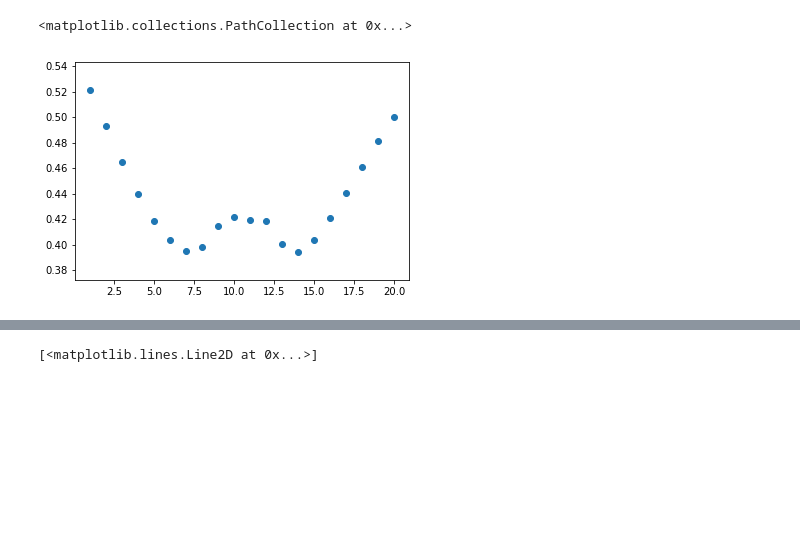
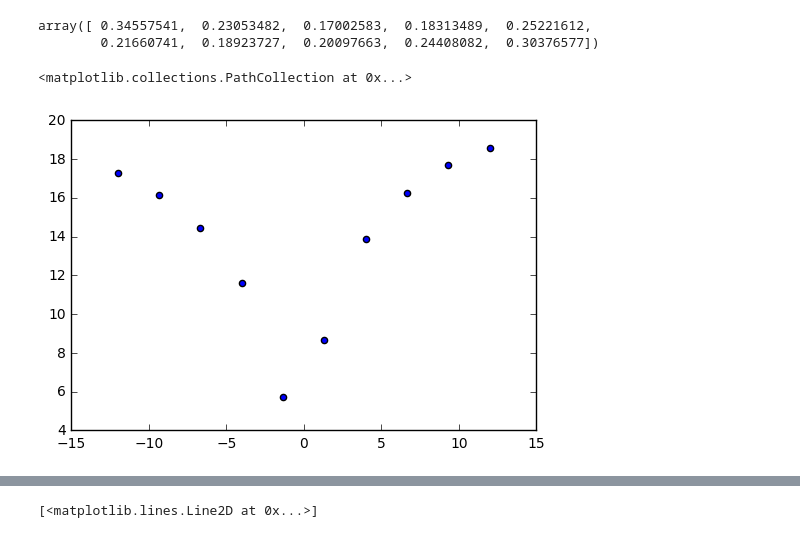
Before and after one commit to Anmol6/DNGO-BO, a Jupyter notebook: dngotest.ipynb, the cells around one changed output, grey strips where cells are left out. Cells and saved outputs as stored; diff of their text form; code cells hidden in the pictures; blank space fills up the shorter version.

```diff
--- a/dngotest.ipynb
+++ b/dngotest.ipynb
@@ -21,10 +21,11 @@ def model():
     dim_output = 1
 
     x_in = tf.placeholder(tf.float32, shape = [None,1])
+    x_inn = x_in
 
     w1 = tf.Variable(tf.truncated_normal([dim_input,n_hidden1]))
     b1 = tf.Variable(tf.zeros([n_hidden1]))
-    l1 = tf.nn.sigmoid(tf.matmul(x_in,w1) + b1)
+    l1 = tf.nn.sigmoid(tf.matmul(x_inn,w1) + b1)
 
     w2 = tf.Variable(tf.truncated_normal([n_hidden1,n_hidden2]))
     b2 = tf.Variable(tf.zeros([n_hidden2]))
@@ -42,7 +43,7 @@ def model():
     basis = l3
     params = w4
 
-    return x_in, y_pred, l3
+    return x_in, x_inn, y_pred, l3
 
 
 def train(x, out, x_train,y_train, n_epochs, sess):
@@ -58,11 +59,12 @@ def train(x, out, x_train,y_train, n_epochs, sess):
 # %%
 
 def objective(x):
-    y = 2*np.sin(x) + np.cos(x);# + 0.01*np.random.rand();
+    y = x**2+x**3;# + 0.01*np.random.rand();
     return y #+ 0.05*np.random.randn(*y.shape)
 
 #train data
-x_train = np.linspace(-5,5,10)
+#x_train = np.linspace(-5,5,10)
+x_train = np.array([-7.0,-6.0,-5.0,0.0,3.0,7.0])
 np.random.shuffle(x_train)
 y_train = objective(x_train)
 
@@ -70,7 +72,7 @@ x_train = np.reshape(x_train, (-1,1))
 y_train = np.reshape(y_train, (-1,1))
 
 #test data
-xtest = np.linspace(-8,8,20)
+xtest = np.linspace(-12.0,12.0,10)
 ytest = objective(xtest)
 
 xtest = np.reshape(xtest,(-1,1))
@@ -133,7 +161,14 @@ class posterior():
 # %%
+grads = np.zeros((len(xtest),1))
+y_hat = np.zeros((len(xtest),2))
 with tf.Session() as sess:
-    xplace,out, basis = model()
+    xplace,xinn, out, basis = model()
     train(xplace,out,x_train,y_train,1000,sess)
-    aa = sess.run(basis, feed_dict = {xplace:xtest})
-    bayeslinear = posterior(basis, xplace, x_train, y_train, 8,0.4, sess)
-    y_hat = bayeslinear.predict(np.reshape(xtest, (-1,1)))
+    #aa = sess.run(basis, feed_dict = {xplace:xtest})
+    bayeslinear = posterior(basis, xplace, xinn, x_train, y_train, 8,0.4, sess)
+    #y_hat = bayeslinear.predict(np.reshape(xtest, (-1,1)))
+    minn = np.min(x_train)
+    bayeslinear.set_sample_min(minn)
+    for i in range(1):
+        y_hat[i,:] = bayeslinear.predict(np.reshape(xtest[i],(-1,1)))
+        k=bayeslinear.acq(np.reshape(xtest[i],(-1,1)))#np.reshape(xtest[i],(-1,1)))
@@ -140,5 +177,5 @@ with tf.Session() as sess:
 # %%
-n = y_hat[0].shape[0]
+n = len(xtest)
 stdv = np.zeros(n)
 for i in range(n):
-    stdv[i] = np.sqrt(y_hat[0][i][i])
+    stdv[i] = np.sqrt(np.abs(y_hat[i,1]))
@@ -145,10 +204,15 @@ for i in range(n):
+# %%
+y_hat[:,0]
+# %% [output]
+array([ 0.34557541,  0.23053482,  0.17002583,  0.18313489,  0.25221612,
+        0.21660741,  0.18923727,  0.20097663,  0.24408082,  0.30376577])
 # %%
 stdv = np.reshape(stdv,(-1,1))
-mu = y_hat[1]
-plt.scatter(np.linspace(1,n,n),stdv)
+mu = y_hat[:,0]
+plt.scatter(xtest,stdv)
 # %% [output]
 <matplotlib.collections.PathCollection at 0x...>
-[figure, old version]
+[figure, new version]
 # %%
 plt.plot(xtest,mu+stdv)
 plt.plot(xtest,mu-stdv)
```
Also changed, not shown: parts of 12 cells of this notebook.
